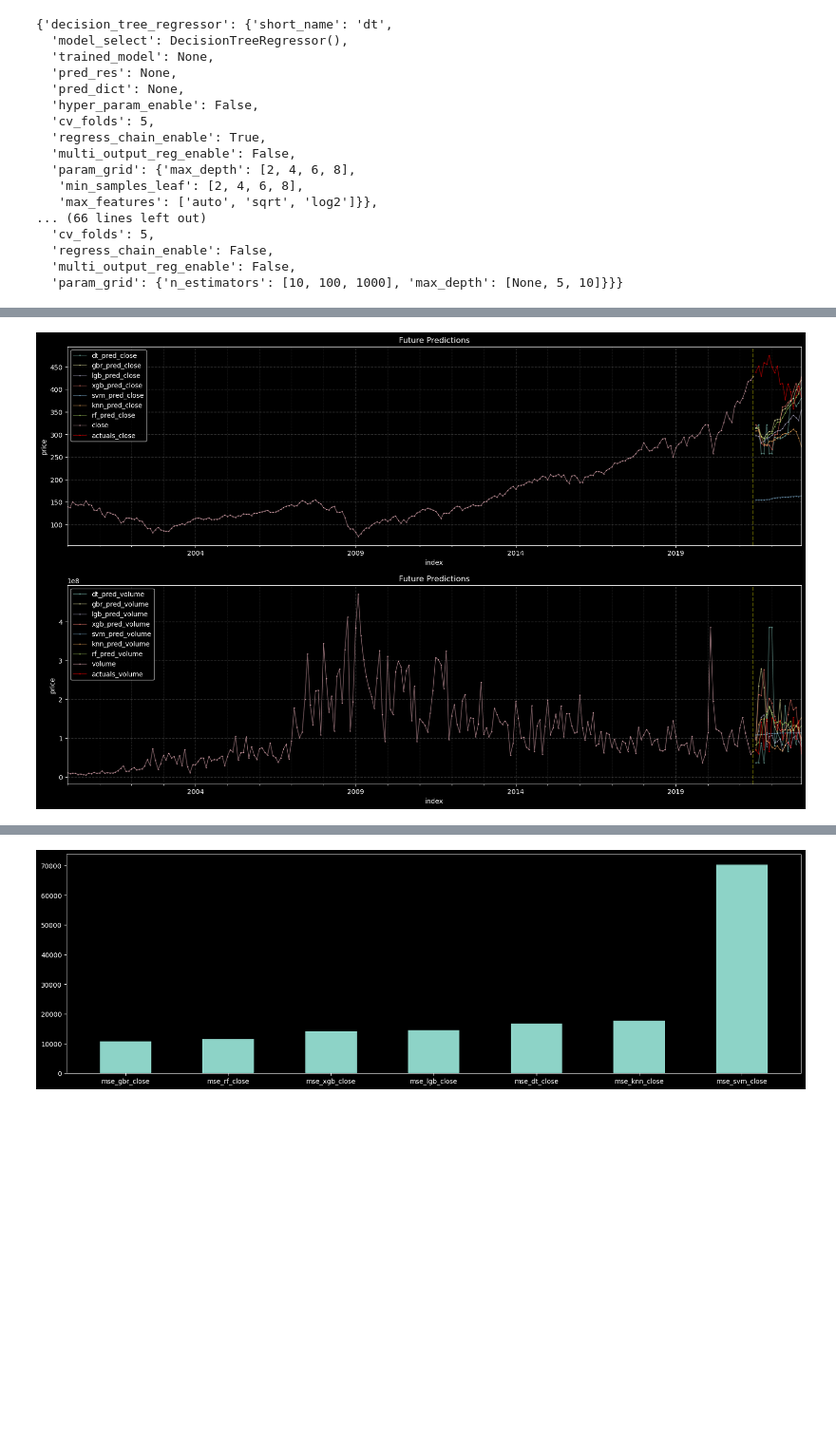
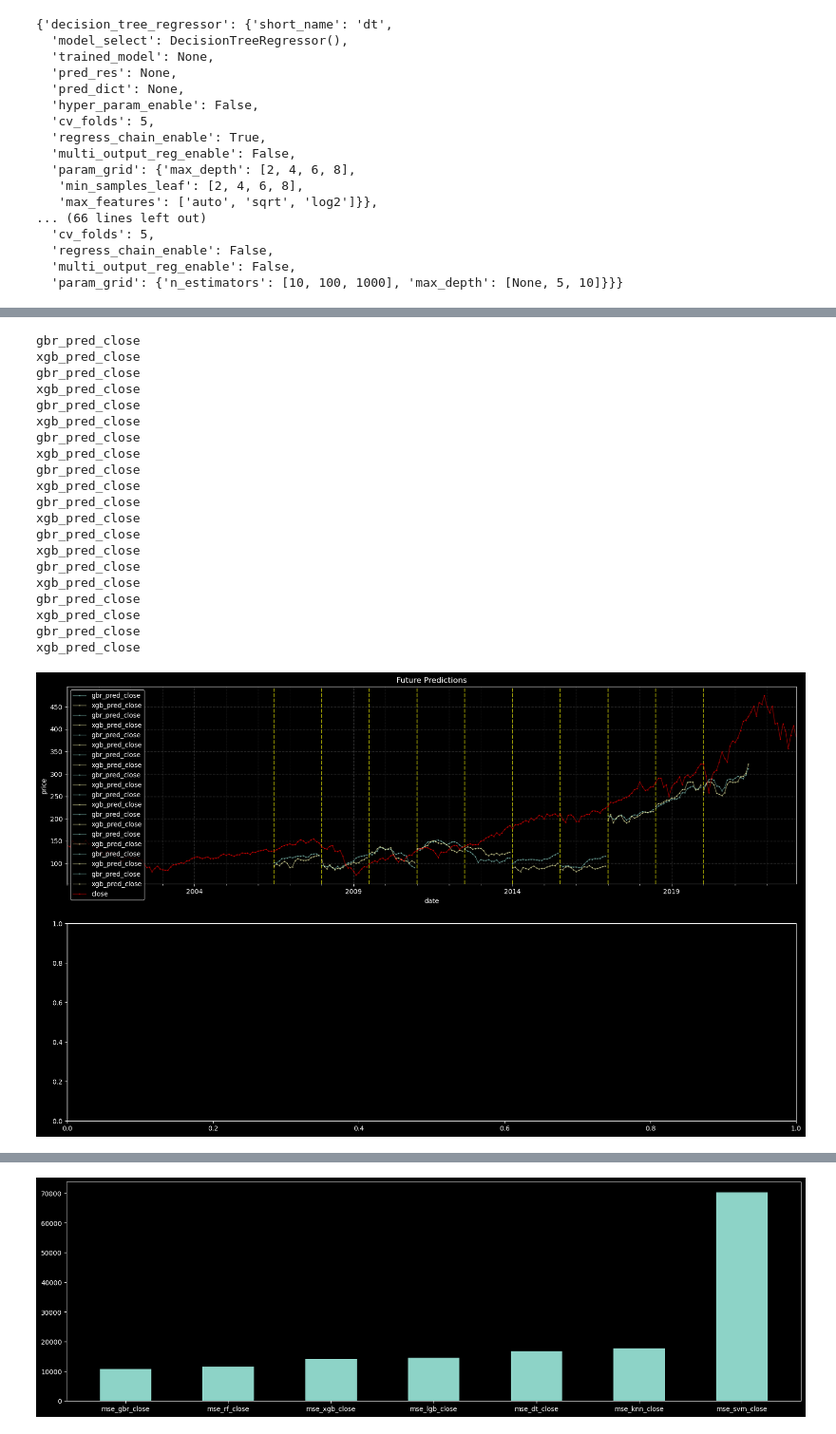
Before and after one commit to IllegalOpcode007/mlForecast, a Jupyter notebook: skLearnForecast.ipynb, the cells around one changed output, grey strips where cells are left out. Shown at 95% size. Cells and saved outputs as stored; diff of their text form; code cells hidden in the pictures; blank space fills up the shorter version.

```diff
--- a/skLearnForecast.ipynb
+++ b/skLearnForecast.ipynb
@@ -653,3 +693,63 @@ forecast_df
+# %%
+"""
+To Plot Back Tests!
+
+"""
+
+fig, axes = plt.subplots(nrows=2) # fig, axes = plt.subplots(nrows=2, ncols=2)
+
+for key, forecast_set in enumerate(forecast_store):
+    signals = forecast_store[forecast_set]
+    pred_close_to_plot = [sig for sig in signals if "pred_close" in sig] # Derive list of features
+
+    # subplot[0]
+    for key, sig in enumerate(pred_close_to_plot):
+        print(sig)
+        forecast_store[forecast_set][sig].plot(figsize=(20, 12),
+                                       color='C'+str(key),
+                                       ms=1,
+                                       lw=1,
+                                       ax=axes[0],
+                                       title='Future Predictions', marker = 'o', ylabel = "price", alpha = 0.5)
+        axes[0].axvline(forecast_store[forecast_set][sig].index.min(), color='yellow', ls='--', alpha = 0.3) # might need to replace lagged_df with forecast_df
+
+
+    # Plot Actuals
+df_copy["close"].plot(figsize=(20, 12),
+                               color="red",
+                               ms=1,
+                               lw=1,
+                               ax=axes[0],
+                               title='Future Predictions', marker = 'o', ylabel = "price", alpha = 0.5)
+
+
+axes[0].grid(which = "major", color='w', linestyle='--', linewidth=1, alpha = 0.2)
+axes[0].grid(which = "minor", color='w', linestyle='--', linewidth=0.4, alpha = 0.2)
+leg_zero = axes[0].legend();
+
+plt.show()
+# %% [output]
+gbr_pred_close
+xgb_pred_close
+gbr_pred_close
+xgb_pred_close
+gbr_pred_close
+xgb_pred_close
+gbr_pred_close
+xgb_pred_close
+gbr_pred_close
+xgb_pred_close
+gbr_pred_close
+xgb_pred_close
+gbr_pred_close
+xgb_pred_close
+gbr_pred_close
+xgb_pred_close
+gbr_pred_close
+xgb_pred_close
+gbr_pred_close
+xgb_pred_close
+[figure, added]
 # %%
 """
 Loop through all signals in preds df.
@@ -738,14 +838,14 @@ def plot_res(pred_df: pd.DataFrame, hist_df: pd.DataFrame):
     #import matplotlib.ticker as ticker
 
 
-    axes[0].axvline(lagged_df.index.max(), color='yellow', ls='--', alpha = 0.3)
+    axes[0].axvline(forecast_df.index.min(), color='yellow', ls='--', alpha = 0.3) # might need to replace lagged_df with forecast_df
     axes[0].grid(which = "major", color='w', linestyle='--', linewidth=1, alpha = 0.2)
     axes[0].grid(which = "minor", color='w', linestyle='--', linewidth=0.4, alpha = 0.2)
     #axes[0].xaxis.set_major_locator(ticker.MultipleLocator(12))
 
     leg_zero = axes[0].legend();
 
-    axes[1].axvline(lagged_df.index.max(), color='yellow', ls='--', alpha = 0.3)
+    axes[1].axvline(forecast_df.index.min(), color='yellow', ls='--', alpha = 0.3)
     axes[1].grid(which = "major", color='w', linestyle='--', linewidth=1, alpha = 0.2)
     axes[1].grid(which = "minor", color='w', linestyle='--', linewidth=0.4, alpha = 0.2)
     leg_1 = axes[1].legend();
@@ -753,6 +853,4 @@ def plot_res(pred_df: pd.DataFrame, hist_df: pd.DataFrame):
     plt.show()
 
 
-plot_res(forecast_df, df)
+#plot_res(forecast_df, df)
-# %% [output]
-[figure, removed]
```
Also changed, not shown: parts of 9 cells of this notebook.
